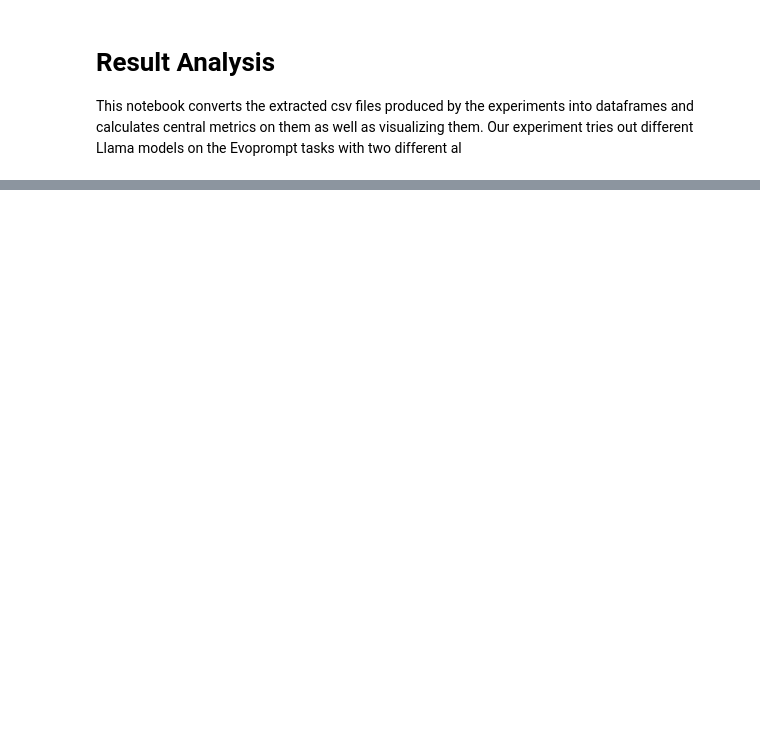
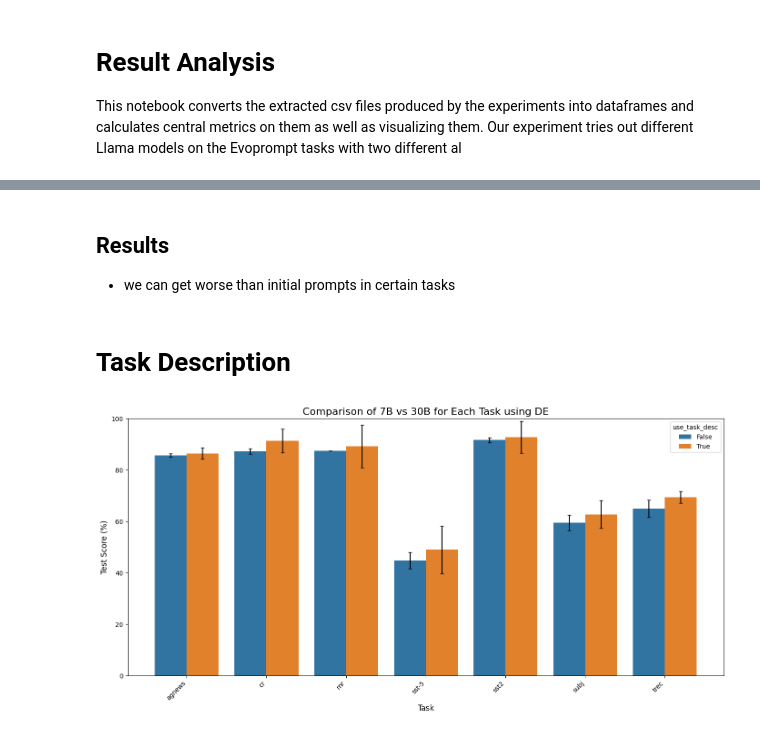
Before and after one commit to finitearth/promptolution, a Jupyter notebook: notebooks/evaluation_experiment.ipynb, the cells around one changed output, grey strips where cells are left out. Cells and saved outputs as stored; diff of their text form; code cells hidden in the pictures; blank space fills up the shorter version.

```diff
--- a/notebooks/evaluation_experiment.ipynb
+++ b/notebooks/evaluation_experiment.ipynb
@@ -9,3 +11,33 @@ from pathlib import Path
+# %%
+def plot_bar(df_plot, hue=None, title=None):
+    df_plot = df_plot[df_plot["task"]!="Average"].copy()
+
+    df_plot.loc[:, 'test_score'] = df_plot.loc[:, 'test_score'] * 100
+    df_plot.loc[:, 'test_score_std'] = df_plot.loc[:, 'test_score_std'] * 100
+
+    # Create the plot
+    plt.figure(figsize=(14, 7))
+    ax = sns.barplot(x='task', y='test_score', hue=hue, data=df_plot,
+                    capsize=0.1, errorbar=None)
+
+    # Add error bars manually
+    for i, bar in enumerate(ax.patches):
+        row = df_plot.iloc[i]
+        ax.errorbar(bar.get_x() + bar.get_width() / 2, bar.get_height(),
+                    yerr=row['test_score_std'], color='black', capsize=3, capthick=1)
+
+    # Customize the plot
+    plt.title(title, fontsize=16)
+    plt.xlabel('Task', fontsize=12)
+    plt.ylabel('Test Score (%)', fontsize=12)
+    plt.ylim(0, 100)
+
+    # Rotate x-axis labels for better readability
+    plt.xticks(rotation=45, ha='right')
+
+    # Adjust layout and show the plot
+    plt.tight_layout()
+    plt.show()
 # %%
 def read_prompts(target_experiment: str, tasks: List[str]):
     results = pd.DataFrame()
@@ -96,0 +199,21 @@ bestststs.to_csv("../logs/experiment_gpt/best_prompts.csv")
+# %% [markdown]
+## Results
+- we can get worse than initial prompts in certain tasks
+# %% [markdown]
+# Task Description
+# %%
+df_comparison = read_best_scores("experiment")
+df_comparison = clean_names(df_comparison)
+df_comparison = df_comparison[df_comparison.meta_llm == "Llama-3-8B"]
+df_comparison = get_mean_std(df_comparison)
+df_comparison = get_avg_across_tasks(df_comparison)
+# %%
+best_scores_td = read_best_scores("experiment_task_descr")
+best_scores_td = get_mean_std(best_scores_td)
+best_scores_td = get_avg_across_tasks(best_scores_td)
+best_scores_td = clean_names(best_scores_td)
+# %%
+df_plot = pd.concat([best_scores_td, df_comparison])
+plot_bar(df_plot, "use_task_desc", 'Comparison of 7B vs 30B for Each Task using DE')
+# %% [output]
+[figure, added]
```
Also changed, not shown: parts of 31 cells of this notebook, 4 other files.
